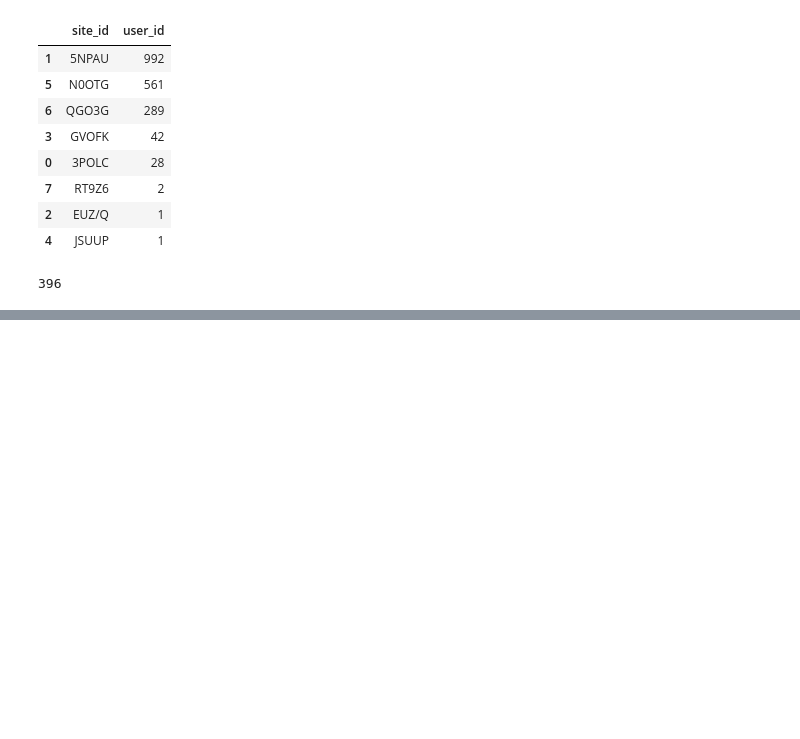
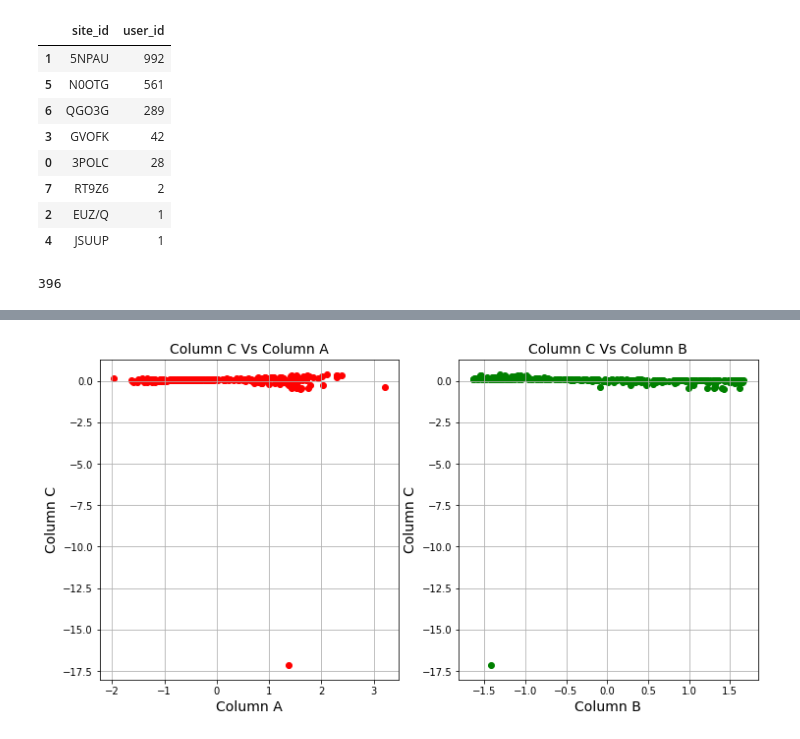
Before and after one commit to Dyu622/DS-TakeHomeChanllege, a Jupyter notebook: Sample_data.ipynb, the cells around one changed output, grey strips where cells are left out. Drawn from its saved outputs; the diff is of its cells as text; code cells hidden in the pictures; blank space fills up the shorter version.

```diff
--- a/Sample_data.ipynb
+++ b/Sample_data.ipynb
@@ -122,0 +127,3 @@ df_user.user_id.nunique()
+# %%
+df_reg = pd.read_csv(path + 'sample_data_q2.csv', header = None)
+df_reg.head()
@@ -122,0 +148,3 @@ df_user.user_id.nunique()
+# %%
+df_reg = (df_reg - df_reg.mean())/df_reg.std()
+df_reg.head()
@@ -122,0 +158,17 @@ df_user.user_id.nunique()
+# %%
+fig,axs = plt.subplots(ncols = 2, nrows = 1, figsize = (12,6))
+axs[0].scatter(df_reg[0], df_reg[2], color='red')
+axs[0].set_title('Column C Vs Column A', fontsize=14)
+axs[0].set_xlabel('Column A', fontsize=14)
+axs[0].set_ylabel('Column C', fontsize=14)
+axs[0].grid(True)
+
+axs[1].scatter(df_reg[1], df_reg[2], color='green')
+axs[1].set_title('Column C Vs Column B', fontsize=14)
+axs[1].set_xlabel('Column B', fontsize=14)
+axs[1].set_ylabel('Column C', fontsize=14)
+axs[1].grid(True)
+
+plt.show()
+# %% [output]
+[figure, added]
```
Also changed, not shown: parts of 13 cells of this notebook.
